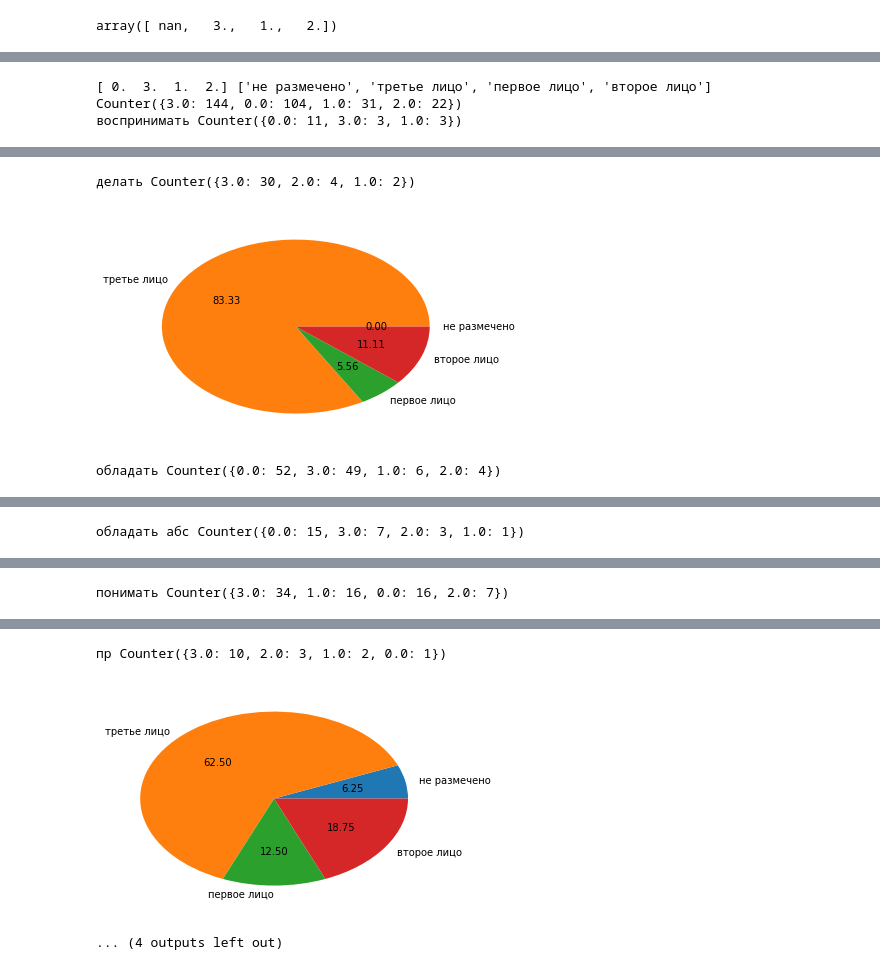
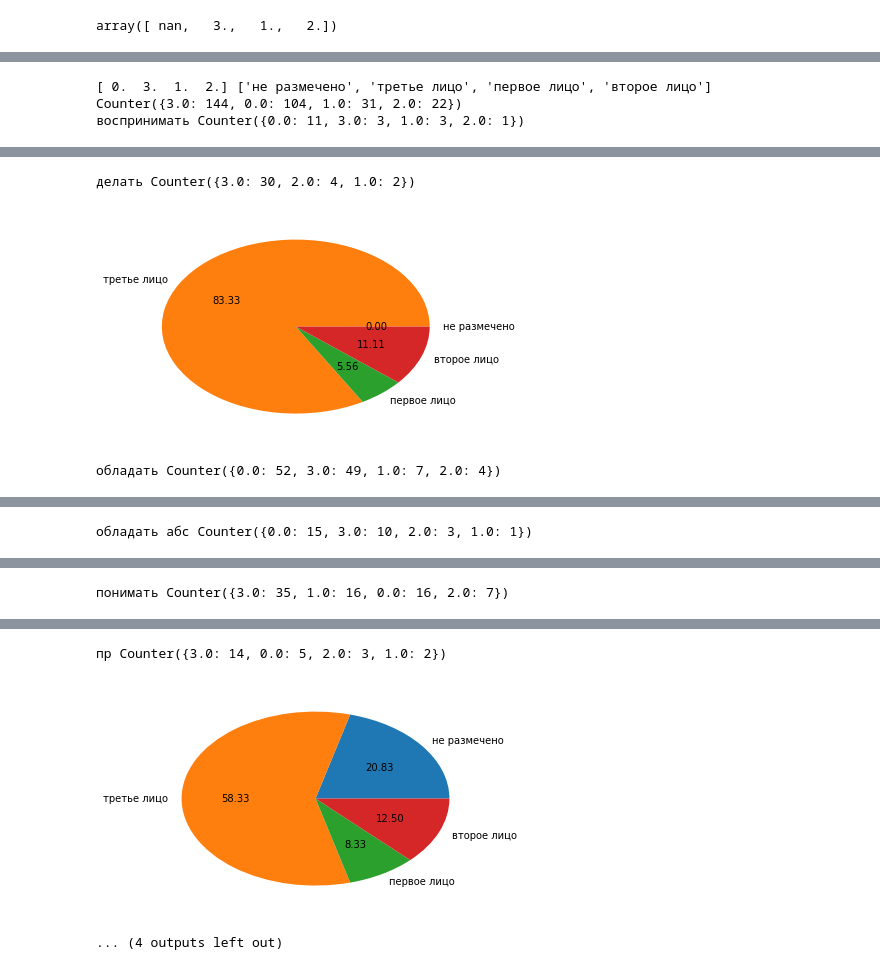
Before and after one commit to marchdown/schisch, a Jupyter notebook: schisch.ipynb, the cells around one changed output, grey strips where cells are left out. Cells and saved outputs as stored; diff of their text form; code cells hidden in the pictures.

```diff
--- a/schisch.ipynb
+++ b/schisch.ipynb
@@ -368,7 +347,7 @@ dict_of_predicate_position_counters_by_type = {}
 for t in semantic_types:
     dict_of_predicate_position_counters_by_type[t] = []
 #    for r in data[data['semantics+']==t].itertuples():
-    dict_of_predicate_position_counters_by_type[t] = Counter(data[data['semantics+']==t]['predicat position'])
+    dict_of_predicate_position_counters_by_type[t] = Counter(data[data['semantic group']==t]['predicat position'])
     print(t, dict_of_predicate_position_counters_by_type[t])
 
 #   2. Считаем проценты от общего числа примеров:
@@ -421,7 +400,7 @@ dict_of_date_counters_by_type = {}
 for t in semantic_types:
 #     print(t)
     date_counter = Counter()
-    for r in data[data['semantics+_']==t].itertuples():
+    for r in data[data['semantic group_']==t].itertuples():
         # Counter class handles null counts gracefully.
         year = r[18]
         date_counter[year] += 1
@@ -495,7 +474,7 @@ Counter({'r': 147,
 #       Для каждого примера этого семантического типа:
 dict_of_predicate_counts_by_type = {}
 for t in semantic_types:
-    c = Counter(data[data['semantics+_']==t]['predicat'])  # ой, надо почистить список возможных предикатов от NaN!
+    c = Counter(data[data['semantic group_']==t]['predicat'])  # ой, надо почистить список возможных предикатов от NaN!
 #         Если такой предикат есть в списке предикатов этого листа:
 #           значение предиката += 1
 #           значение предиката в общем списке дат += 1
@@ -543,7 +522,7 @@ tense_value_names = ["настоящее", "прошедшее", "будущее
 tense_counter_across_all_types = Counter(data['tense'])
 print(tense_counter_across_all_types)
 for t in semantic_types:
-    tense_counter = Counter(data[data['semantics+_']==t]['tense'])
+    tense_counter = Counter(data[data['semantic group_']==t]['tense'])
 #         Если tense == fut:
 #           значение fut этого листа += 1
 #           значение fut в общем += 1
@@ -597,7 +576,7 @@ print(person_values, person_value_names)
 person_counter_across_all_types = Counter(data['person_'])
 print(person_counter_across_all_types)
 for t in semantic_types:
-    person_counter = Counter(data[data['semantics+_']==t]['person_'])
+    person_counter = Counter(data[data['semantic group_']==t]['person_'])
 
     print(t, person_counter)
     plt.pie([person_counter[p] for p in person_values], labels=person_value_names, autopct='%.2f')
@@ -616,4 +595,4 @@ for t in semantic_types:
 # %% [output]
 [ 0.  3.  1.  2.] ['не размечено', 'третье лицо', 'первое лицо', 'второе лицо']
 Counter({3.0: 144, 0.0: 104, 1.0: 31, 2.0: 22})
-воспринимать Counter({0.0: 11, 3.0: 3, 1.0: 3})
+воспринимать Counter({0.0: 11, 3.0: 3, 1.0: 3, 2.0: 1})
@@ -621,3 +600,3 @@ Counter({3.0: 144, 0.0: 104, 1.0: 31, 2.0: 22})
 делать Counter({3.0: 30, 2.0: 4, 1.0: 2})
 [figure]
-обладать Counter({0.0: 52, 3.0: 49, 1.0: 6, 2.0: 4})
+обладать Counter({0.0: 52, 3.0: 49, 1.0: 7, 2.0: 4})
@@ -625 +604 @@ Counter({3.0: 144, 0.0: 104, 1.0: 31, 2.0: 22})
-обладать абс Counter({0.0: 15, 3.0: 7, 2.0: 3, 1.0: 1})
+обладать абс Counter({0.0: 15, 3.0: 10, 2.0: 3, 1.0: 1})
@@ -627 +606 @@ Counter({3.0: 144, 0.0: 104, 1.0: 31, 2.0: 22})
-понимать Counter({3.0: 34, 1.0: 16, 0.0: 16, 2.0: 7})
+понимать Counter({3.0: 35, 1.0: 16, 0.0: 16, 2.0: 7})
@@ -629,5 +608,5 @@ Counter({3.0: 144, 0.0: 104, 1.0: 31, 2.0: 22})
-пр Counter({3.0: 10, 2.0: 3, 1.0: 2, 0.0: 1})
+пр Counter({3.0: 14, 0.0: 5, 2.0: 3, 1.0: 2})
-[figure, old version]
+[figure, new version]
 ... (4 outputs left out)
 # %%
 
```
Also changed, not shown: parts of 23 cells of this notebook.
